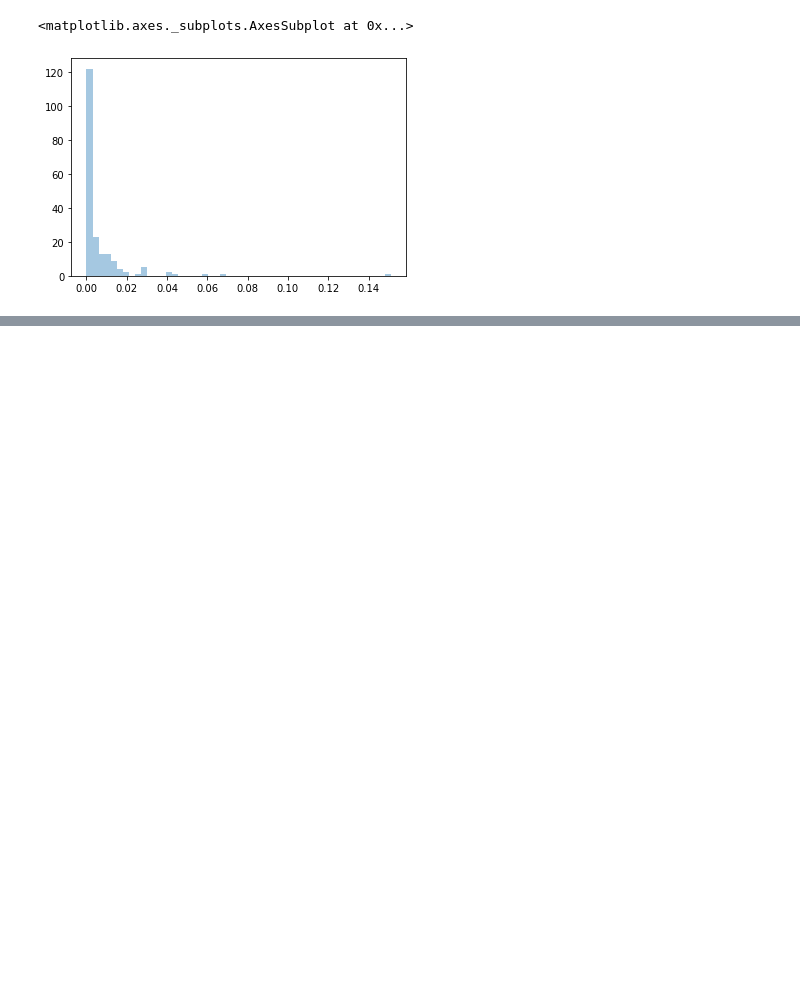
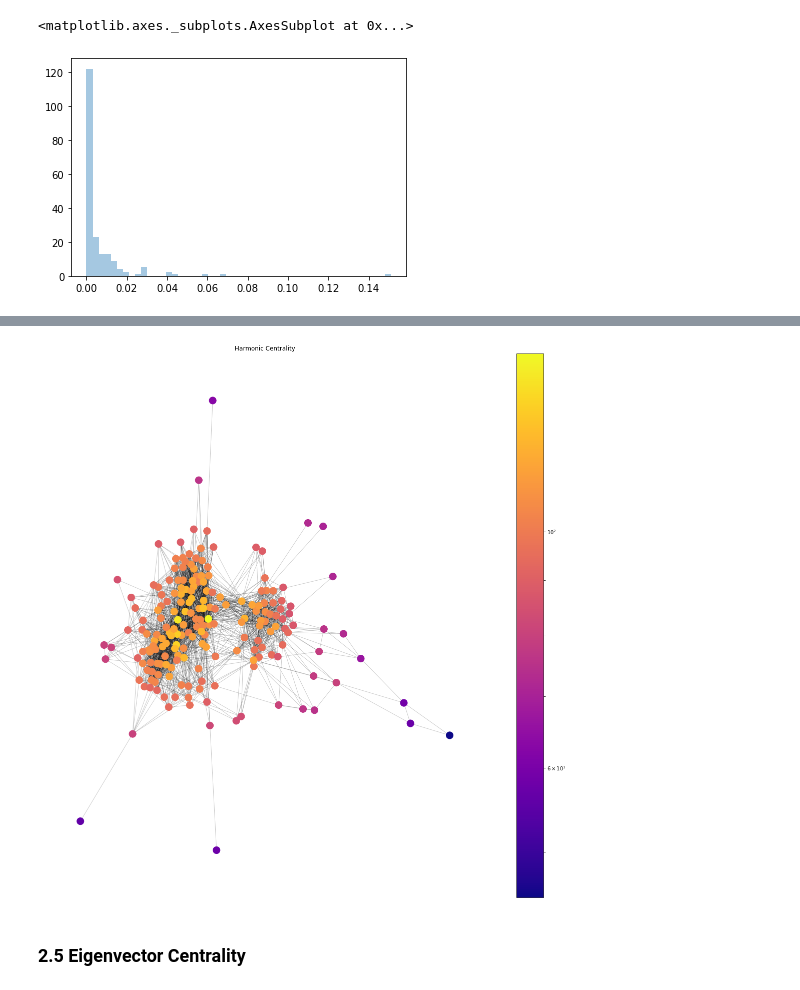
Before and after one commit to Badar97/Progetto_DataScience, a Jupyter notebook: 3-NetworkX/SocialNetworkAnalysis.ipynb, the cells around one changed output, grey strips where cells are left out. Saved outputs shown, nothing was run; the diff lists cells and outputs as text; code cells hidden in the pictures; blank space fills up the shorter version.

```diff
--- a/3-NetworkX/SocialNetworkAnalysis.ipynb
+++ b/3-NetworkX/SocialNetworkAnalysis.ipynb
@@ -179,0 +218,2 @@ sns.distplot(list(bet.values()), kde=False)
+# %%
+harmonic = nx.harmonic_centrality(G)
@@ -179,0 +229,6 @@ sns.distplot(list(bet.values()), kde=False)
+# %%
+draw(G, pos, harmonic, 'Harmonic Centrality')
+# %% [output]
+[figure, added]
+# %% [markdown]
+### **2.5 Eigenvector Centrality**
```
Also changed, not shown: parts of 29 cells of this notebook.
